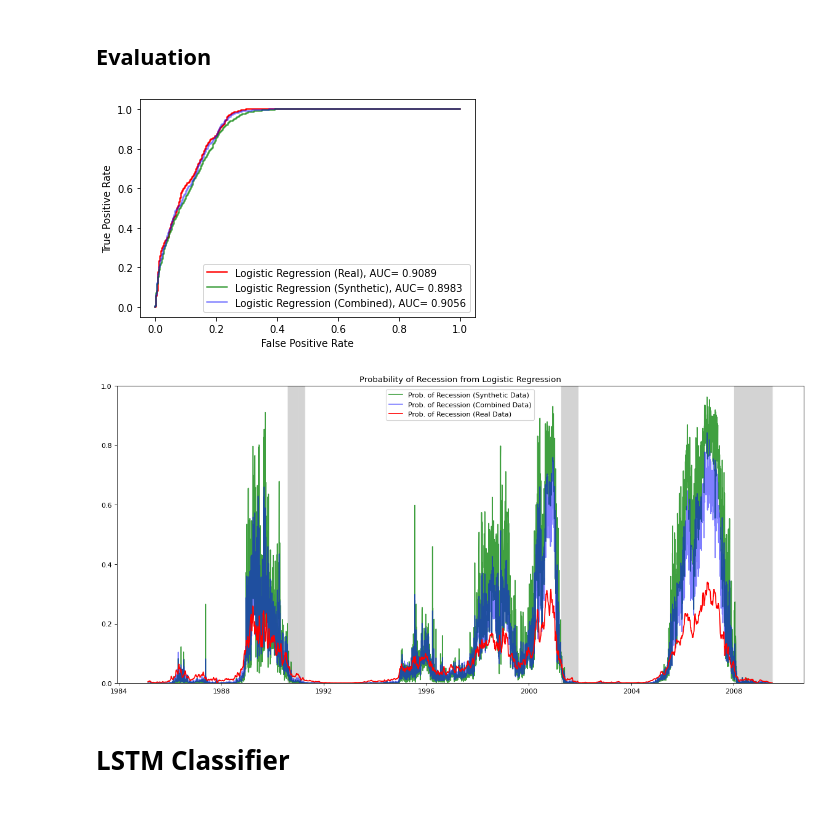
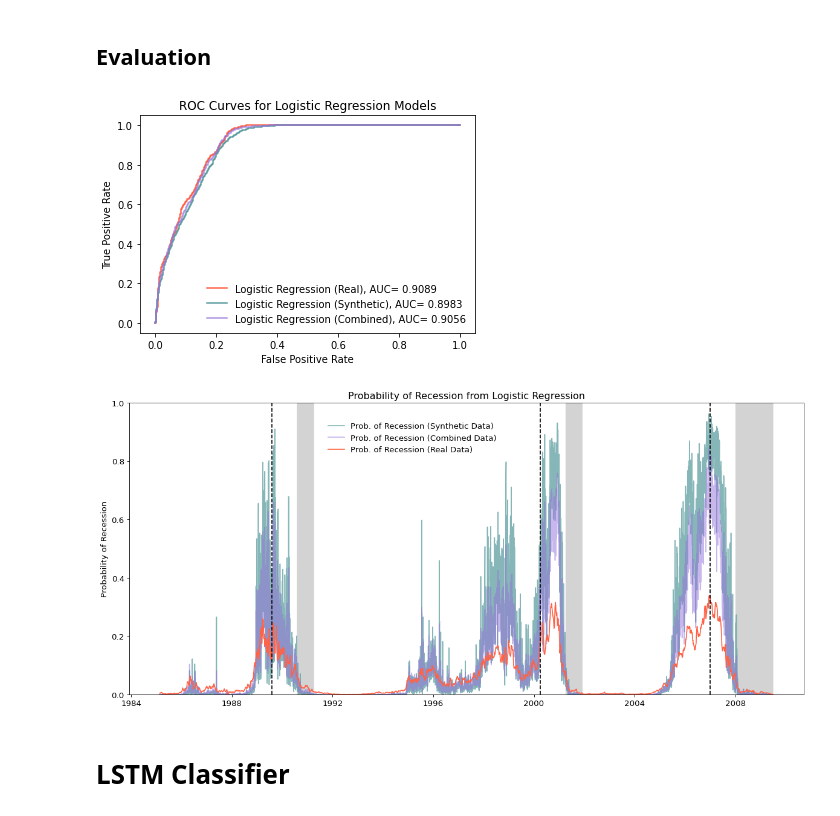
Before and after one commit to sdannels/synthetic_time_series_forecasting, a Jupyter notebook: synthetic_recession_classifier.ipynb, the cells around one changed output. Drawn from its saved outputs; the diff is of its cells as text; code cells hidden in the pictures.

Commit message:
Cleaned and added links to Github data

```diff
--- a/synthetic_recession_classifier.ipynb
+++ b/synthetic_recession_classifier.ipynb
@@ -36,11 +36,11 @@ Synthetic Attributes should have two columns: Recession indicator and future rec
 See DGAN_generation_classifier for details
 # %%
 # read in data from DGAN_generation_classifier
-df = pd.read_csv("/content/drive/MyDrive/Synthetic_data/fred_data_classifier",
-                 index_col = 0, parse_dates = True)
-synthetic_attributes = np.loadtxt("/content/drive/MyDrive/Synthetic_data/synthetic_attributes_classifier")
+df = pd.read_csv("https://raw.githubusercontent.com/sdannels/synthetic_time_series_forecasting/main/Data/fred_data_classifier",
+                  index_col = 0, parse_dates = True)
+synthetic_attributes = np.loadtxt("https://raw.githubusercontent.com/sdannels/synthetic_time_series_forecasting/main/Data/synthetic_attributes_classifier")
 print(synthetic_attributes.shape)
-synthetic_features = np.loadtxt("/content/drive/MyDrive/Synthetic_data/synthetic_features_reshaped_classifier")
+synthetic_features = np.loadtxt("https://raw.githubusercontent.com/sdannels/synthetic_time_series_forecasting/main/Data/synthetic_features_reshaped_classifier")
 synthetic_features = synthetic_features.reshape(50000, 30, 2)
 print(synthetic_features.shape)
 # %% [output]
@@ -256,24 +257,31 @@ logit_comb_fpr, logit_comb_tpr, logit_comb_auc = evaluate_prob_preds(logit_comb_
 ## Evaluation
 # %%
 # set compare colors
-compare_colors = ['red', 'green', 'blue']
+compare_colors = ['tomato', 'cadetblue', 'mediumpurple']
 # %%
-# plot ROC curves
 plt.plot(logit_fpr,logit_tpr,
          label=f"Logistic Regression (Real), AUC= {logit_auc}", color = compare_colors[0])
 plt.plot(logit_synth_fpr,logit_synth_tpr,
-         label=f"Logistic Regression (Synthetic), AUC= {logit_synth_auc}", color = compare_colors[1], alpha = 0.75)
+         label=f"Logistic Regression (Synthetic), AUC= {logit_synth_auc}", color = compare_colors[1], alpha = 1)
 plt.plot(logit_comb_fpr,logit_comb_tpr,
-         label=f"Logistic Regression (Combined), AUC= {logit_comb_auc}", color = compare_colors[2], alpha = 0.5)
-plt.legend()
+         label=f"Logistic Regression (Combined), AUC= {logit_comb_auc}", color = compare_colors[2], alpha = 0.75)
+plt.legend(frameon = False)
 plt.xlabel('False Positive Rate')
 plt.ylabel('True Positive Rate')
+plt.title('ROC Curves for Logistic Regression Models')
+#plt.savefig('/content/drive/MyDrive/Figures/logit_roc.eps', format = 'eps')
 plt.show()
 # %% [output]
-[figure, old version]
+[figure, new version]
 # %%
+# set font
+plt.rcParams.update({'font.size': 12})
+
 #filter out recession dates
 recessions = test_df.index[test_df['USRECD'] == 1]
+
+# set dates for 250 mark
+recession_future_marker = ['1989-08-02', '2000-04-03', '2007-01-03']
 
 plt.figure(figsize=(18, 8), dpi=80)
 # plot data
@@ -286,12 +294,19 @@ plt.plot(test_df.index[n_steps:], logit_prob_recession,
 #plot recession bars
 for day in recessions:
   plt.axvspan(day, day + dt.timedelta(days=1), color="lightgrey", alpha=0.25)
-plt.legend()
+# plot 250 mark lines
+for rm in recession_future_marker:
+  plt.axvline(dt.datetime.strptime(rm, '%Y-%m-%d'),
+              label = '', color = 'black', linestyle = 'dashed')
+
+plt.legend(bbox_to_anchor = (0.42, 0.8), frameon = False)
 plt.ylim(0,1)
 plt.title('Probability of Recession from Logistic Regression')
+plt.ylabel('Probability of Recession')
+#plt.savefig('/content/drive/MyDrive/Figures/logit_prob_recession.pdf', format = 'pdf', bbox_inches = 'tight')
 plt.show()
 # %% [output]
-[figure, old version]
+[figure, new version]
 # %% [markdown]
 # LSTM Classifier
 # %% [markdown]
```
Also changed, not shown: parts of 14 cells of this notebook.
